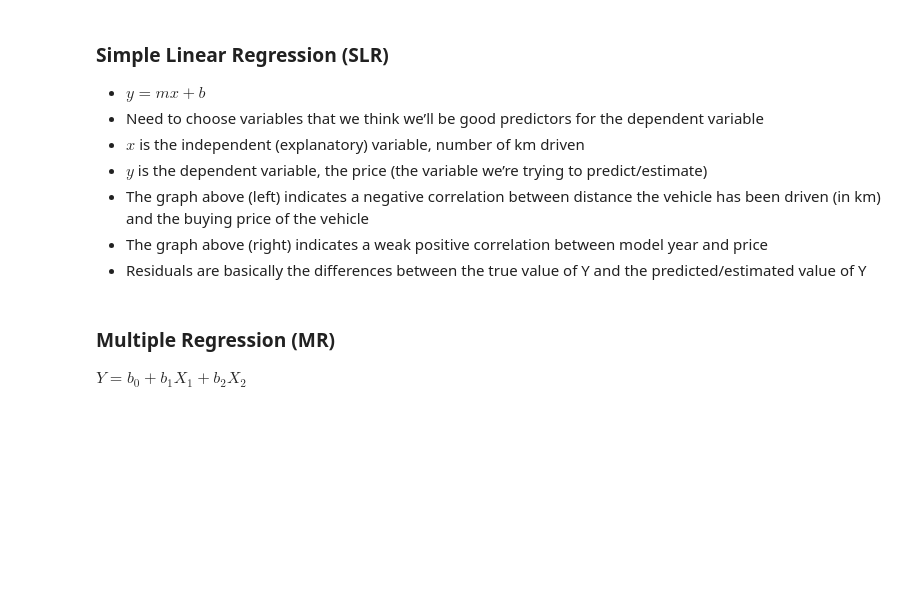
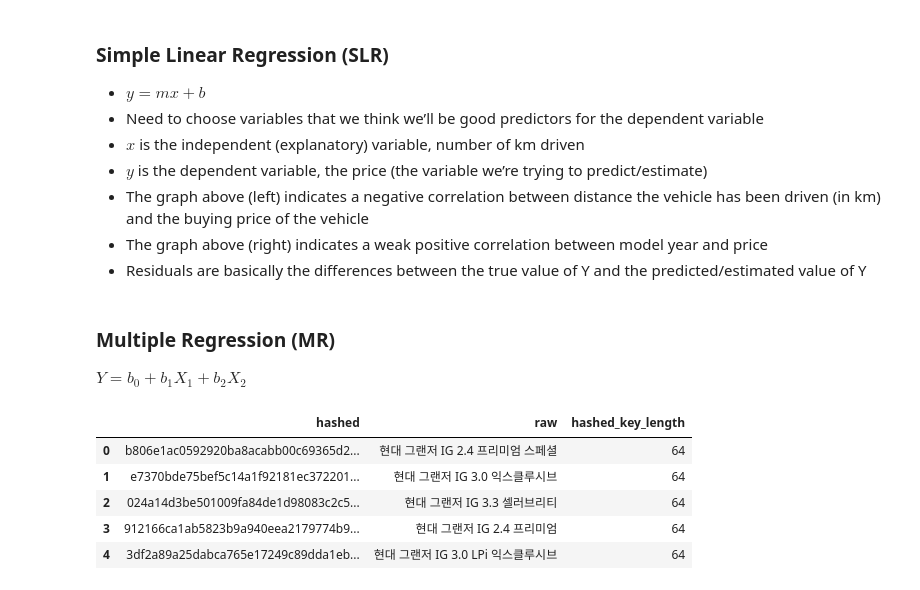
Before and after one commit to chousemath/public_notebooks, a Jupyter notebook: process_byecar_data_1.ipynb, the cells around one changed output. Saved outputs shown, nothing was run; the diff lists cells and outputs as text; code cells hidden in the pictures; blank space fills up the shorter version.

```diff
--- a/process_byecar_data_1.ipynb
+++ b/process_byecar_data_1.ipynb
@@ -16,4 +18,7 @@ import csv
 # %%
+# edit library settings here
+pd.set_option('display.max_colwidth', -1)
+
 # list all constants here
 DATA_PATH = '/Volumes/TriveStorage/support_vector_machine/scraper-carsdotcom/byecar_data'
 COMBINED_CSV_NAME = 'byecar_combined.csv'
@@ -83,6 +88,11 @@ def convert_price(row) -> int:
         print(e)
         return 0
 
+def get_column_value_length(column_name: str) -> Callable:
+    def get_column_value_length_x(row) -> int:
+        return len(row[column_name])
+    return get_column_value_length_x
+
 make_dict = {
     '아우디': 'audi',
     '닷지': 'dodge',
@@ -281,3 +291,35 @@ tfidf_transformer = TfidfTransformer()
 X_train_tfidf = tfidf_transformer.fit_transform(X_train_counts)
 nb_clf = MultinomialNB().fit(X_train_tfidf, y_train)
 # print(nb_clf.predict(count_vect.transform(['르노삼성 SM6 2.0 GDe RE', '르노삼성 SM6 2.0 GDe RE'])))
+# %%
+# an example of generating a SHA-256 key value for a raw vehicle name
+def generate_hash_key(raw_value: str) -> str:
+    return hashlib.sha256(raw_value.encode()).hexdigest()
+
+df_hash_keys = pd.DataFrame(list(map(lambda x: {'raw': x, 'hashed': generate_hash_key(x)}, [
+    '현대 그랜저 IG 2.4 프리미엄 스페셜',
+    '현대 그랜저 IG 3.0 익스클루시브',
+    '현대 그랜저 IG 3.3 셀러브리티',
+    '현대 그랜저 IG 2.4 프리미엄',
+    '현대 그랜저 IG 3.0 LPi 익스클루시브',
+    '현대 그랜저 IG 3.0 익스클루시브 스페셜',
+    '현대 그랜저 IG 2.2 디젤 프리미엄 스페셜',
+    '현대 그랜저 IG 2.2 디젤 모던',
+    '현대 그랜저 IG 2.2 디젤 프리미엄',
+    '현대 그랜저 IG 3.0 LPi 장애인용 프리미엄 스페셜',
+    '현대 그랜저 IG 2.4 모던',
+    '현대 그랜저 IG 3.0 LPi 모던',
+    '현대 그랜저 IG 3.0 모던 베이직 (렌터카)',
+    '현대 그랜저 IG 3.0 LPi 모던 베이직',
+    '현대 그랜저 IG 3.0 LPi 장애인용 익스클루시브 스페셜',
+])))
+
+df_hash_keys['hashed_key_length'] = df_hash_keys.apply(get_column_value_length('hashed'), axis=1)
+df_hash_keys.head()
+# %% [output]
+|  | hashed | raw | hashed_key_length |
+| 0 | b806e1ac0592920ba8acabb00c69365d2... | 현대 그랜저 IG 2.4 프리미엄 스페셜 | 64 |
+| 1 | e7370bde75bef5c14a1f92181ec372201... | 현대 그랜저 IG 3.0 익스클루시브 | 64 |
+| 2 | 024a14d3be501009fa84de1d98083c2c5... | 현대 그랜저 IG 3.3 셀러브리티 | 64 |
+| 3 | 912166ca1ab5823b9a940eea2179774b9... | 현대 그랜저 IG 2.4 프리미엄 | 64 |
+| 4 | 3df2a89a25dabca765e17249c89dda1eb... | 현대 그랜저 IG 3.0 LPi 익스클루시브 | 64 |
```
Also changed, not shown: parts of 1 cell of this notebook.
